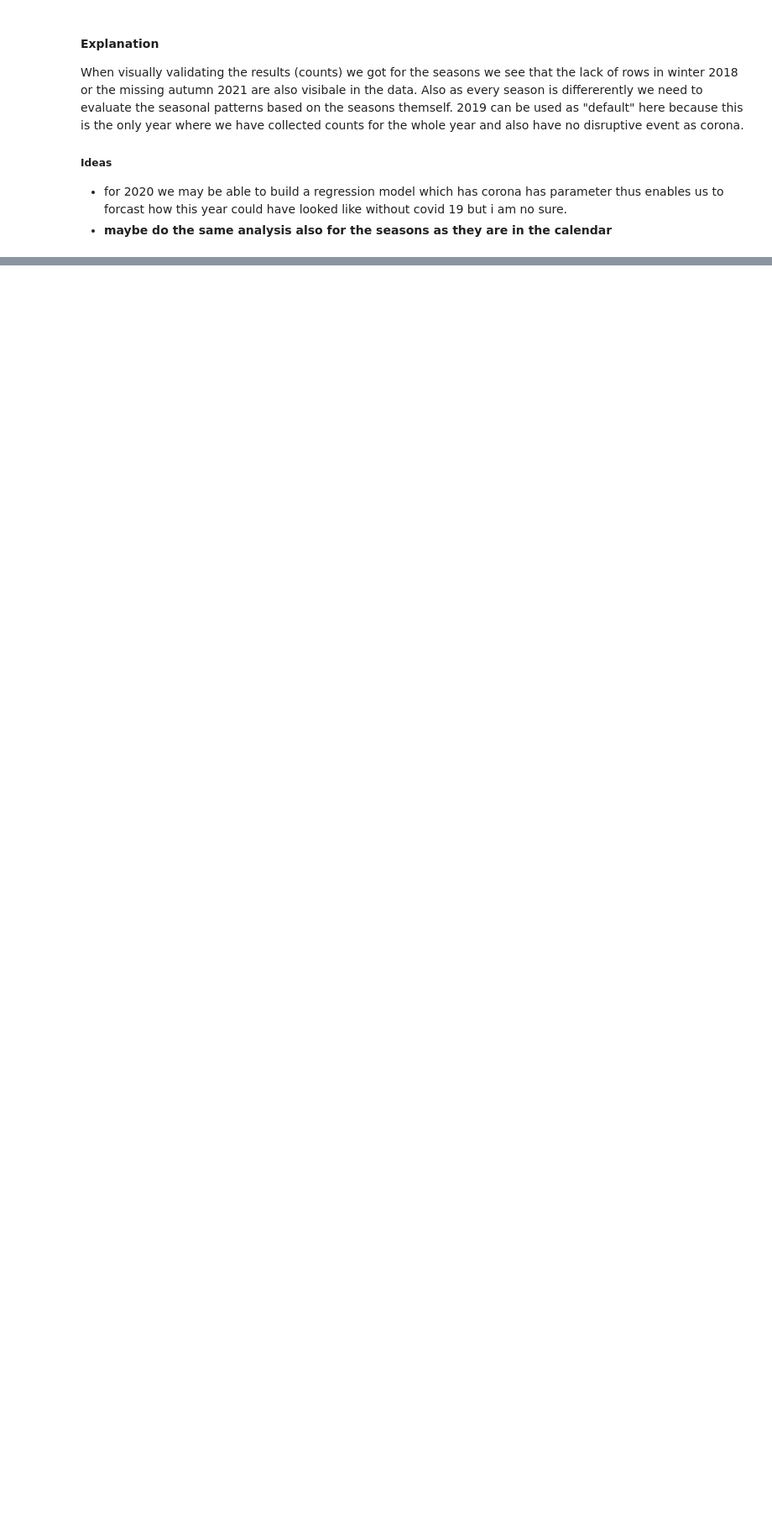
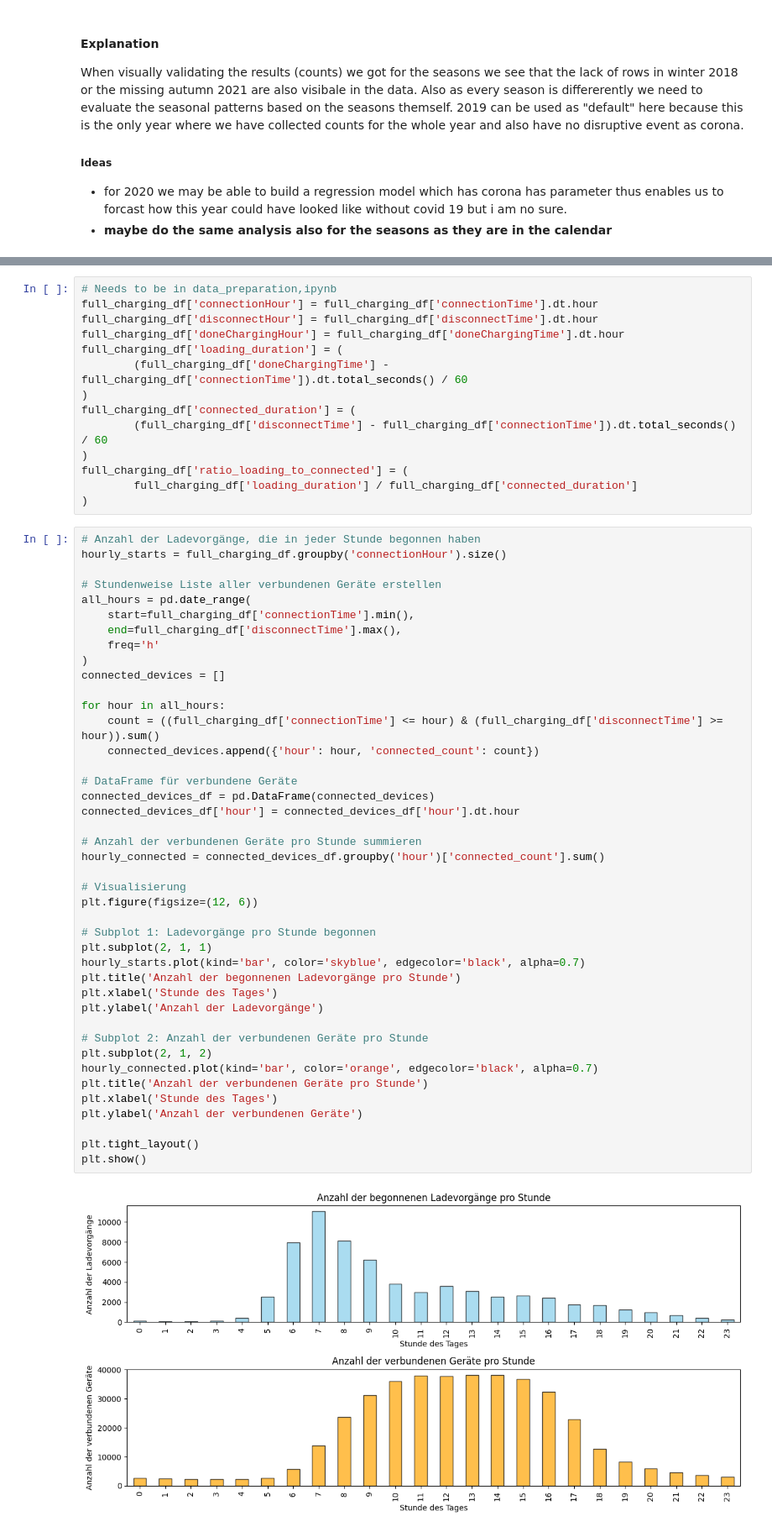
Before and after one commit to Amocon/A-Team_AA-Team-Assignment_2024, a Jupyter notebook: aa_team_assignment/temporal_patterns_and_seasonality.ipynb, the cells around one changed output, grey strips where cells are left out. Shown at 84% size. Saved outputs shown, nothing was run; the diff lists cells and outputs as text; blank space fills up the shorter version.

```diff
--- a/aa_team_assignment/temporal_patterns_and_seasonality.ipynb
+++ b/aa_team_assignment/temporal_patterns_and_seasonality.ipynb
@@ -153,0 +240,58 @@ KeyError: 'Column not found: value'
+# %%
+# Needs to be in data_preparation,ipynb
+full_charging_df['connectionHour'] = full_charging_df['connectionTime'].dt.hour
+full_charging_df['disconnectHour'] = full_charging_df['disconnectTime'].dt.hour
+full_charging_df['doneChargingHour'] = full_charging_df['doneChargingTime'].dt.hour
+full_charging_df['loading_duration'] = (
+        (full_charging_df['doneChargingTime'] - full_charging_df['connectionTime']).dt.total_seconds() / 60
+)
+full_charging_df['connected_duration'] = (
+        (full_charging_df['disconnectTime'] - full_charging_df['connectionTime']).dt.total_seconds() / 60
+)
+full_charging_df['ratio_loading_to_connected'] = (
+        full_charging_df['loading_duration'] / full_charging_df['connected_duration']
+)
+# %%
+# Anzahl der Ladevorgänge, die in jeder Stunde begonnen haben
+hourly_starts = full_charging_df.groupby('connectionHour').size()
+
+# Stundenweise Liste aller verbundenen Geräte erstellen
+all_hours = pd.date_range(
+    start=full_charging_df['connectionTime'].min(),
+    end=full_charging_df['disconnectTime'].max(),
+    freq='h'
+)
+connected_devices = []
+
+for hour in all_hours:
+    count = ((full_charging_df['connectionTime'] <= hour) & (full_charging_df['disconnectTime'] >= hour)).sum()
+    connected_devices.append({'hour': hour, 'connected_count': count})
+
+# DataFrame für verbundene Geräte
+connected_devices_df = pd.DataFrame(connected_devices)
+connected_devices_df['hour'] = connected_devices_df['hour'].dt.hour
+
+# Anzahl der verbundenen Geräte pro Stunde summieren
+hourly_connected = connected_devices_df.groupby('hour')['connected_count'].sum()
+
+# Visualisierung
+plt.figure(figsize=(12, 6))
+
+# Subplot 1: Ladevorgänge pro Stunde begonnen
+plt.subplot(2, 1, 1)
+hourly_starts.plot(kind='bar', color='skyblue', edgecolor='black', alpha=0.7)
+plt.title('Anzahl der begonnenen Ladevorgänge pro Stunde')
+plt.xlabel('Stunde des Tages')
+plt.ylabel('Anzahl der Ladevorgänge')
+
+# Subplot 2: Anzahl der verbundenen Geräte pro Stunde
+plt.subplot(2, 1, 2)
+hourly_connected.plot(kind='bar', color='orange', edgecolor='black', alpha=0.7)
+plt.title('Anzahl der verbundenen Geräte pro Stunde')
+plt.xlabel('Stunde des Tages')
+plt.ylabel('Anzahl der verbundenen Geräte')
+
+plt.tight_layout()
+plt.show()
+# %% [output]
+[figure, added]
```
Also changed, not shown: parts of 29 cells of this notebook, 1 other file.
